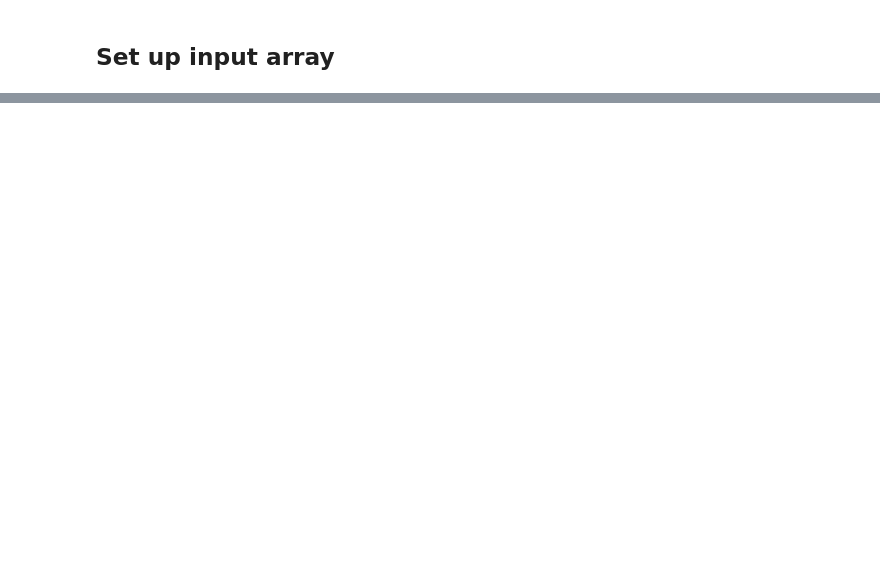
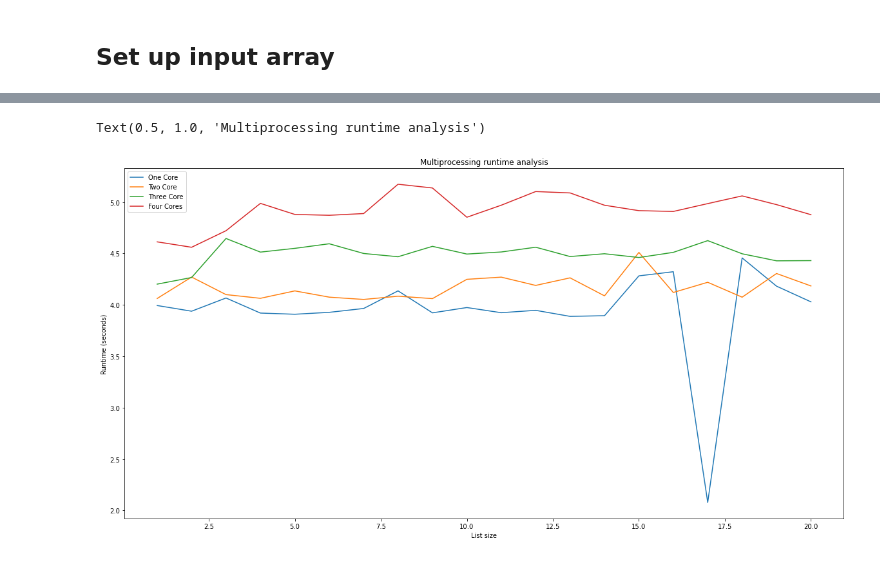
Before and after one commit to michaeldavitt/COMP30660_Multiprocessing, a Jupyter notebook: MultiprocessingCore-W.ipynb, the cells around one changed output, grey strips where cells are left out. Saved outputs shown, nothing was run; the diff lists cells and outputs as text; code cells hidden in the pictures; blank space fills up the shorter version.

Commit message:
Adds a comparison between using multiprocessing on quick vs slow processes

```diff
--- a/MultiprocessingCore-W.ipynb
+++ b/MultiprocessingCore-W.ipynb
@@ -109,0 +218,8 @@ plt.title("Multiprocessing runtime analysis")
+# %%
+one_core_runtime = []
+limit = 20
+
+for i in range(1, limit+1):
+    number_array = [15488803 for x in range(1, i+1)]
+    one_core_runtime.append(pool_process(miscFunc.check_prime, number_array, 1))
+    print(i)
@@ -109,0 +247,7 @@ plt.title("Multiprocessing runtime analysis")
+# %%
+two_core_runtime = []
+
+for i in range(1, limit+1):
+    number_array = [15488803 for x in range(1, i+1)]
+    two_core_runtime.append(pool_process(miscFunc.check_prime, number_array, 2))
+    print(i)
@@ -109,0 +275,7 @@ plt.title("Multiprocessing runtime analysis")
+# %%
+three_core_runtime = []
+
+for i in range(1, limit+1):
+    number_array = [15488803 for x in range(1, i+1)]
+    three_core_runtime.append(pool_process(miscFunc.check_prime, number_array, 3))
+    print(i)
@@ -109,0 +303,7 @@ plt.title("Multiprocessing runtime analysis")
+# %%
+four_core_runtime = []
+
+for i in range(1, limit+1):
+    number_array = [15488803 for x in range(1, i+1)]
+    four_core_runtime.append(pool_process(miscFunc.check_prime, number_array, 4))
+    print(i)
@@ -109,0 +331,16 @@ plt.title("Multiprocessing runtime analysis")
+# %%
+size_of_lists = range(1, limit+1)
+
+fig, ax = plt.subplots(figsize=(20,10))
+ax.plot(size_of_lists, one_core_runtime, label="One Core")
+ax.plot(size_of_lists, two_core_runtime, label="Two Core")
+ax.plot(size_of_lists, three_core_runtime, label="Three Core")
+ax.plot(size_of_lists, four_core_runtime, label="Four Cores")
+
+plt.legend()
+plt.xlabel("List size")
+plt.ylabel("Runtime (seconds)")
+plt.title("Multiprocessing runtime analysis")
+# %% [output]
+Text(0.5, 1.0, 'Multiprocessing runtime analysis')
+[figure, added]
```
Also changed, not shown: parts of 17 cells of this notebook, 1 other file.
